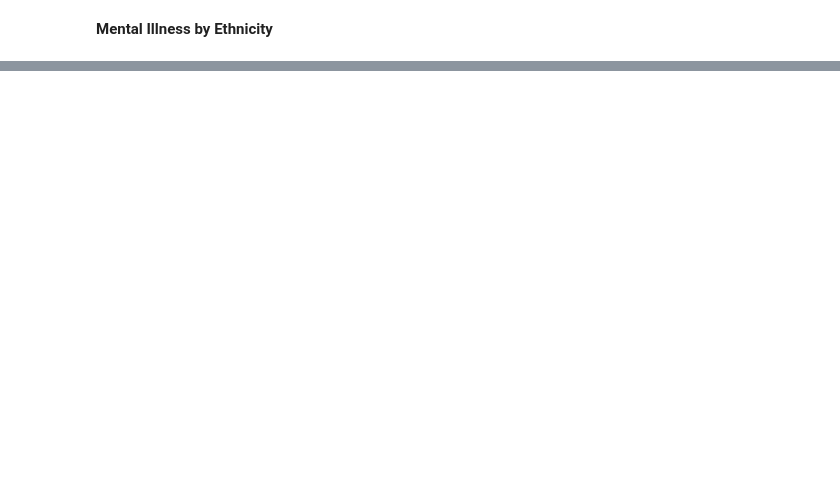
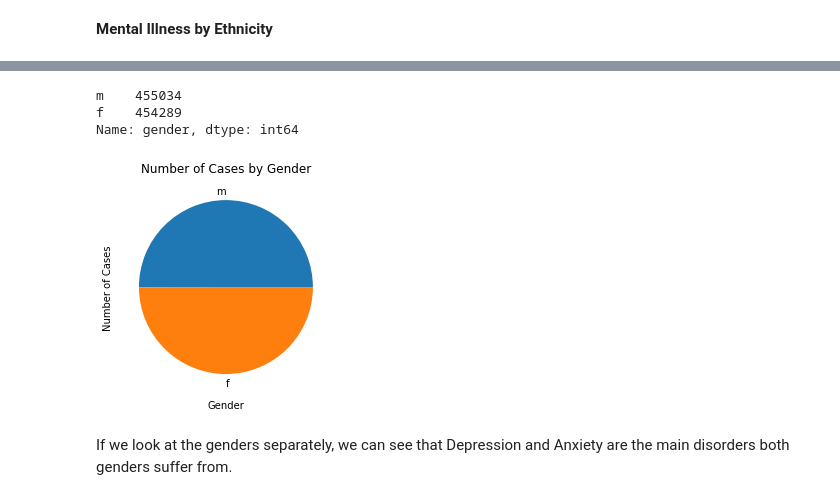
Before and after one commit to ngentry9/NG-GA2020-Project, a Jupyter notebook: report.ipynb, the cells around one changed output, grey strips where cells are left out. Drawn from its saved outputs; the diff is of its cells as text; code cells hidden in the pictures; blank space fills up the shorter version.

```diff
--- a/report.ipynb
+++ b/report.ipynb
@@ -95 +273,16 @@ mh_by_ethnicity.loc['asian'].sort_values(by='id', ascending=False)
+# %%
+mh['gender'].value_counts().head(3)
+# %% [output]
+m    455034
+f    454289
+Name: gender, dtype: int64
+# %%
+mh['gender'].value_counts().plot(kind='pie')
+plt.ylabel('Number of Cases')
+plt.xlabel('Gender')
+plt.title('Number of Cases by Gender');
+# %% [output]
+[figure, added]
+# %% [markdown]
+If we look at the genders separately, we can see that Depression and Anxiety are the main disorders both genders suffer from.
 # %%
```
Also changed, not shown: parts of 47 cells of this notebook, 2 other files.
